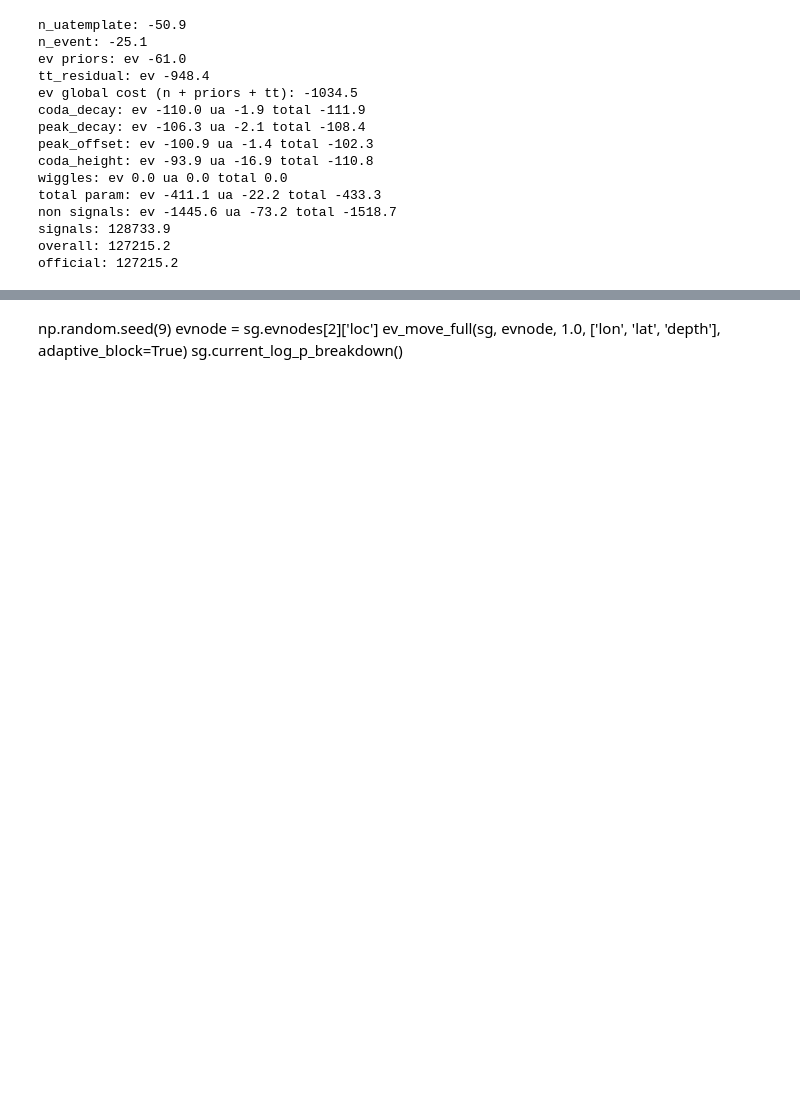
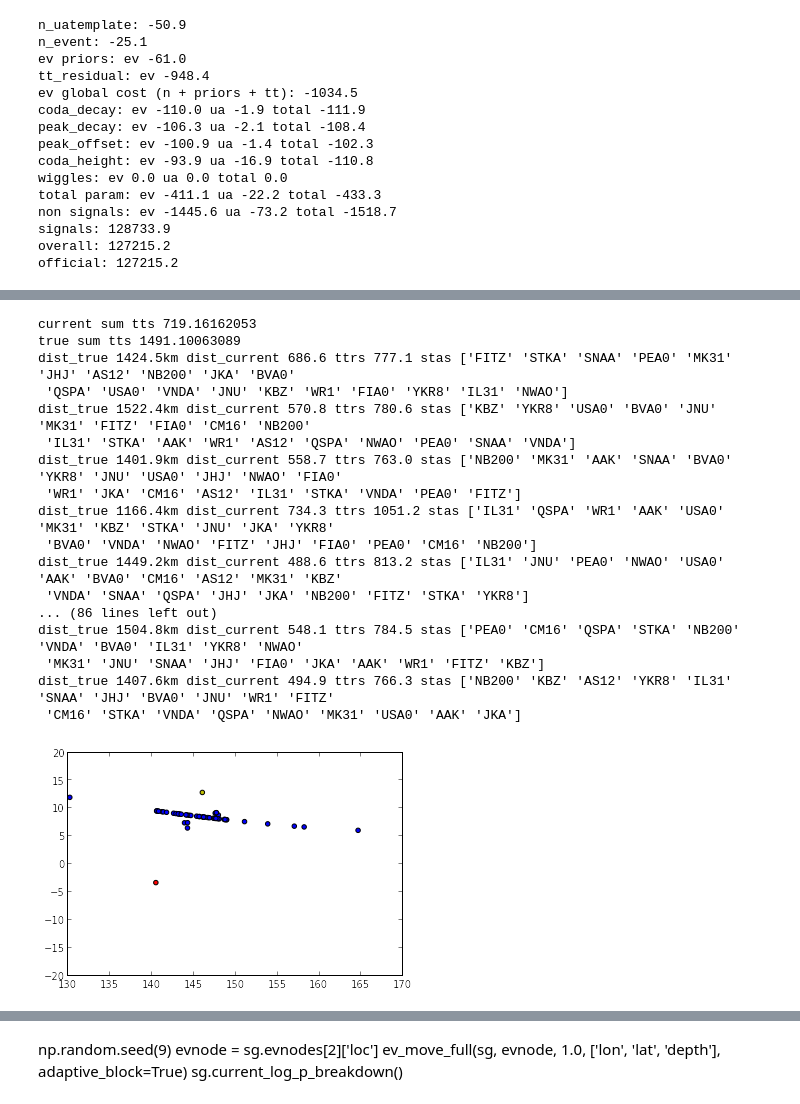
Before and after one commit to davmre/sigvisa, a Jupyter notebook: notebooks/adaptive blocking evmove.ipynb, the cells around one changed output, grey strips where cells are left out. Drawn from its saved outputs; the diff is of its cells as text; code cells hidden in the pictures; blank space fills up the shorter version.

```diff
--- a/notebooks/adaptive blocking evmove.ipynb
+++ b/notebooks/adaptive blocking evmove.ipynb
@@ -67,0 +249,21 @@ official: 127215.2
+# %%
+proposal_dist(n_stations=20, eid=1)
+# %% [output]
+current sum tts 719.16162053
+true sum tts 1491.10063089
+dist_true 1424.5km dist_current 686.6 ttrs 777.1 stas ['FITZ' 'STKA' 'SNAA' 'PEA0' 'MK31' 'JHJ' 'AS12' 'NB200' 'JKA' 'BVA0'
+ 'QSPA' 'USA0' 'VNDA' 'JNU' 'KBZ' 'WR1' 'FIA0' 'YKR8' 'IL31' 'NWAO']
+dist_true 1522.4km dist_current 570.8 ttrs 780.6 stas ['KBZ' 'YKR8' 'USA0' 'BVA0' 'JNU' 'MK31' 'FITZ' 'FIA0' 'CM16' 'NB200'
+ 'IL31' 'STKA' 'AAK' 'WR1' 'AS12' 'QSPA' 'NWAO' 'PEA0' 'SNAA' 'VNDA']
+dist_true 1401.9km dist_current 558.7 ttrs 763.0 stas ['NB200' 'MK31' 'AAK' 'SNAA' 'BVA0' 'YKR8' 'JNU' 'USA0' 'JHJ' 'NWAO' 'FIA0'
+ 'WR1' 'JKA' 'CM16' 'AS12' 'IL31' 'STKA' 'VNDA' 'PEA0' 'FITZ']
+dist_true 1166.4km dist_current 734.3 ttrs 1051.2 stas ['IL31' 'QSPA' 'WR1' 'AAK' 'USA0' 'MK31' 'KBZ' 'STKA' 'JNU' 'JKA' 'YKR8'
+ 'BVA0' 'VNDA' 'NWAO' 'FITZ' 'JHJ' 'FIA0' 'PEA0' 'CM16' 'NB200']
+dist_true 1449.2km dist_current 488.6 ttrs 813.2 stas ['IL31' 'JNU' 'PEA0' 'NWAO' 'USA0' 'AAK' 'BVA0' 'CM16' 'AS12' 'MK31' 'KBZ'
+ 'VNDA' 'SNAA' 'QSPA' 'JHJ' 'JKA' 'NB200' 'FITZ' 'STKA' 'YKR8']
+... (86 lines left out)
+dist_true 1504.8km dist_current 548.1 ttrs 784.5 stas ['PEA0' 'CM16' 'QSPA' 'STKA' 'NB200' 'VNDA' 'BVA0' 'IL31' 'YKR8' 'NWAO'
+ 'MK31' 'JNU' 'SNAA' 'JHJ' 'FIA0' 'JKA' 'AAK' 'WR1' 'FITZ' 'KBZ']
+dist_true 1407.6km dist_current 494.9 ttrs 766.3 stas ['NB200' 'KBZ' 'AS12' 'YKR8' 'IL31' 'SNAA' 'JHJ' 'BVA0' 'JNU' 'WR1' 'FITZ'
+ 'CM16' 'STKA' 'VNDA' 'QSPA' 'NWAO' 'MK31' 'USA0' 'AAK' 'JKA']
+[figure, added]
```
Also changed, not shown: parts of 12 cells of this notebook, 14 other files.
